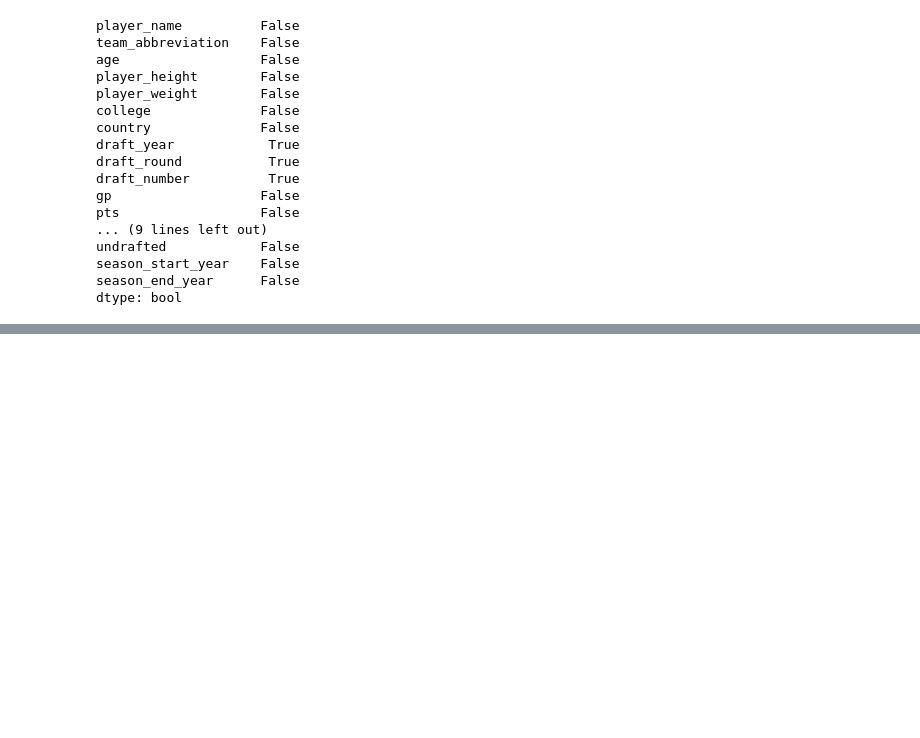
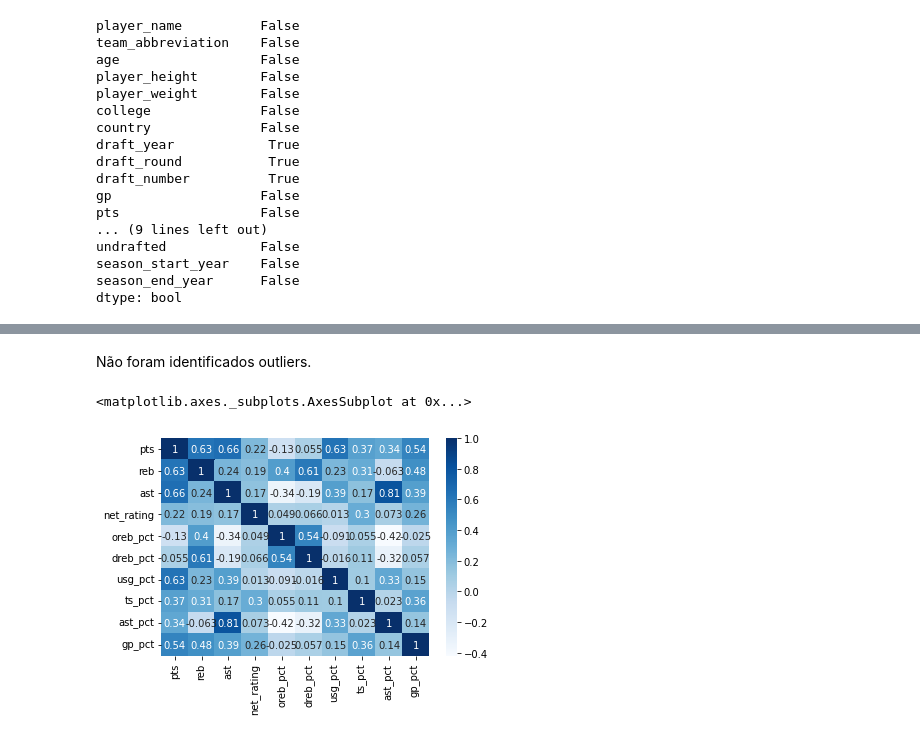
Before and after one commit to tta13/NBA-data-analysis, a Jupyter notebook: code.ipynb, the cells around one changed output, grey strips where cells are left out. Cells and saved outputs as stored; diff of their text form; code cells hidden in the pictures; blank space fills up the shorter version.

```diff
--- a/code.ipynb
+++ b/code.ipynb
@@ -1041,0 +1110,11 @@ dtype: bool
+# %% [markdown]
+Não foram identificados outliers.
+# %%
+# calculate the correlation matrix
+corr = df[['pts', 'reb', 'ast', 'net_rating', 'oreb_pct', 'dreb_pct', 'usg_pct', 'ts_pct', 'ast_pct', 'gp_pct']].corr()
+
+# plot the heatmap
+sns.heatmap(corr, cmap="Blues", annot=True)
+# %% [output]
+<matplotlib.axes._subplots.AxesSubplot at 0x...>
+[figure, added]
```
Also changed, not shown: parts of 80 cells of this notebook.
